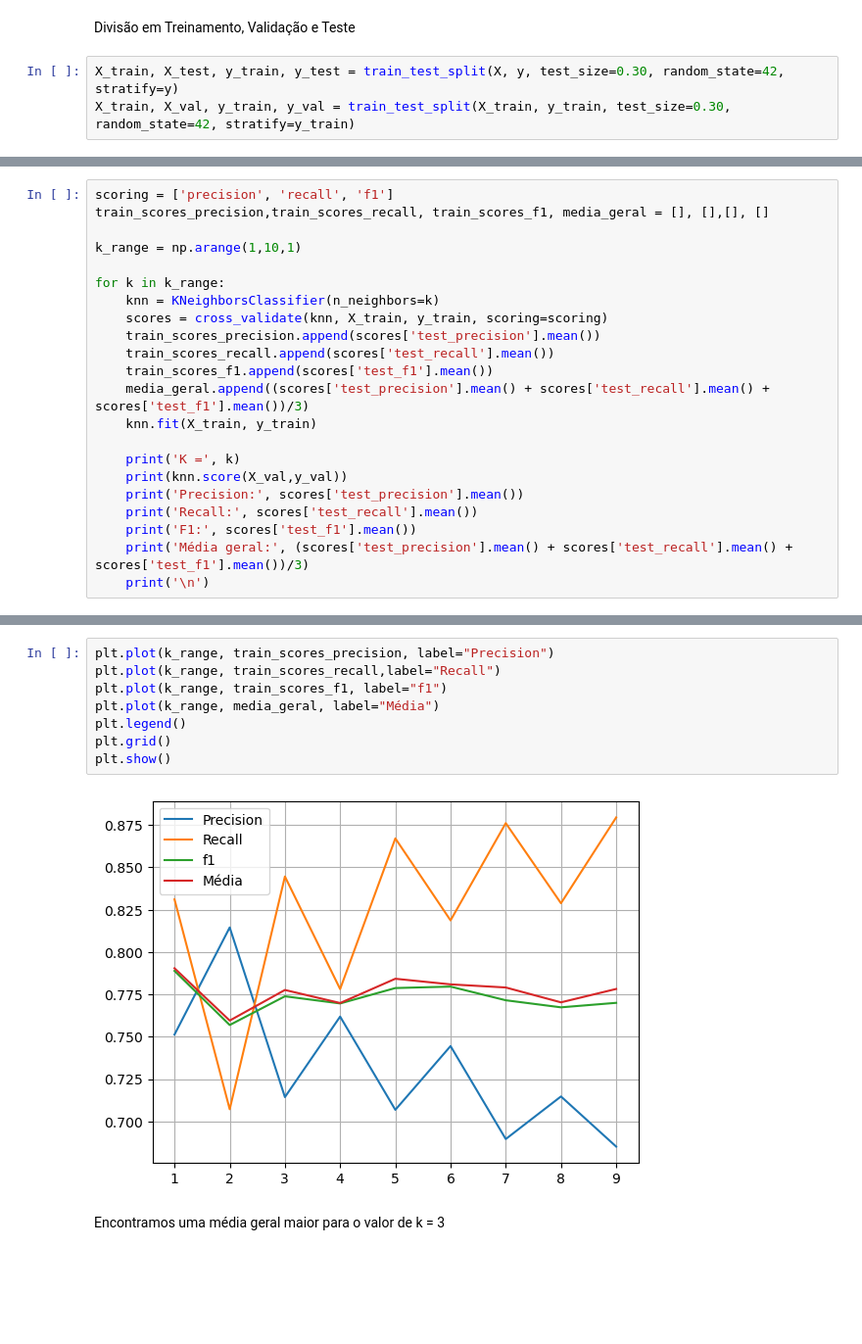
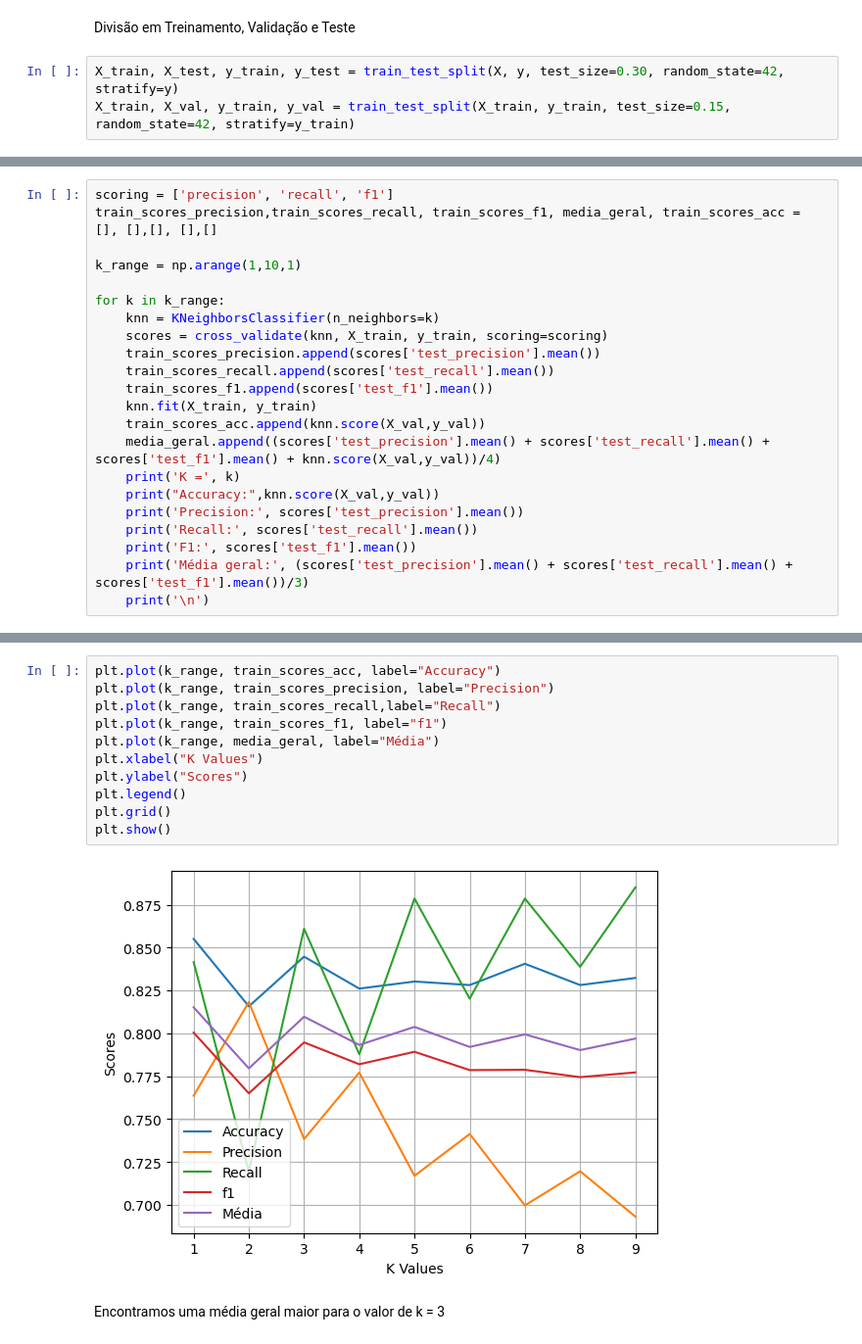
Before and after one commit to GabrielVasconcel/Projeto_AM, a Jupyter notebook: knn.ipynb, the cells around one changed output, grey strips where cells are left out. Shown at 98% size. Saved outputs shown, nothing was run; the diff lists cells and outputs as text; blank space fills up the shorter version.

```diff
--- a/knn.ipynb
+++ b/knn.ipynb
@@ -71,5 +92,5 @@ X
 Divisão em Treinamento, Validação e Teste
 # %%
 X_train, X_test, y_train, y_test = train_test_split(X, y, test_size=0.30, random_state=42, stratify=y)
-X_train, X_val, y_train, y_val = train_test_split(X_train, y_train, test_size=0.30, random_state=42, stratify=y_train)
+X_train, X_val, y_train, y_val = train_test_split(X_train, y_train, test_size=0.15, random_state=42, stratify=y_train)
 # %% [markdown]
@@ -77,6 +98,6 @@ Primeiro passo: usar o conjunto de validação para encontrar os hiperparâmetro
 # %%
 scoring = ['precision', 'recall', 'f1']
-train_scores_precision,train_scores_recall, train_scores_f1, media_geral = [], [],[], []
+train_scores_precision,train_scores_recall, train_scores_f1, media_geral, train_scores_acc = [], [],[], [],[]
 
 k_range = np.arange(1,10,1)
 
@@ -86,11 +107,11 @@ for k in k_range:
     train_scores_precision.append(scores['test_precision'].mean())
     train_scores_recall.append(scores['test_recall'].mean())
     train_scores_f1.append(scores['test_f1'].mean())
-    media_geral.append((scores['test_precision'].mean() + scores['test_recall'].mean() + scores['test_f1'].mean())/3)
     knn.fit(X_train, y_train)
-
+    train_scores_acc.append(knn.score(X_val,y_val))
+    media_geral.append((scores['test_precision'].mean() + scores['test_recall'].mean() + scores['test_f1'].mean() + knn.score(X_val,y_val))/4)
     print('K =', k)
-    print(knn.score(X_val,y_val))
+    print("Accuracy:",knn.score(X_val,y_val))
     print('Precision:', scores['test_precision'].mean())
     print('Recall:', scores['test_recall'].mean())
     print('F1:', scores['test_f1'].mean())
@@ -117,12 +140,15 @@ Média geral: 0.7782423436152782
 # %%
+plt.plot(k_range, train_scores_acc, label="Accuracy")
 plt.plot(k_range, train_scores_precision, label="Precision")
 plt.plot(k_range, train_scores_recall,label="Recall")
 plt.plot(k_range, train_scores_f1, label="f1")
 plt.plot(k_range, media_geral, label="Média")
+plt.xlabel("K Values")
+plt.ylabel("Scores")
 plt.legend()
 plt.grid()
 plt.show()
 # %% [output]
-[figure, old version]
+[figure, new version]
 # %% [markdown]
 Encontramos uma média geral maior para o valor de k = 3
```
Also changed, not shown: parts of 11 cells of this notebook.
